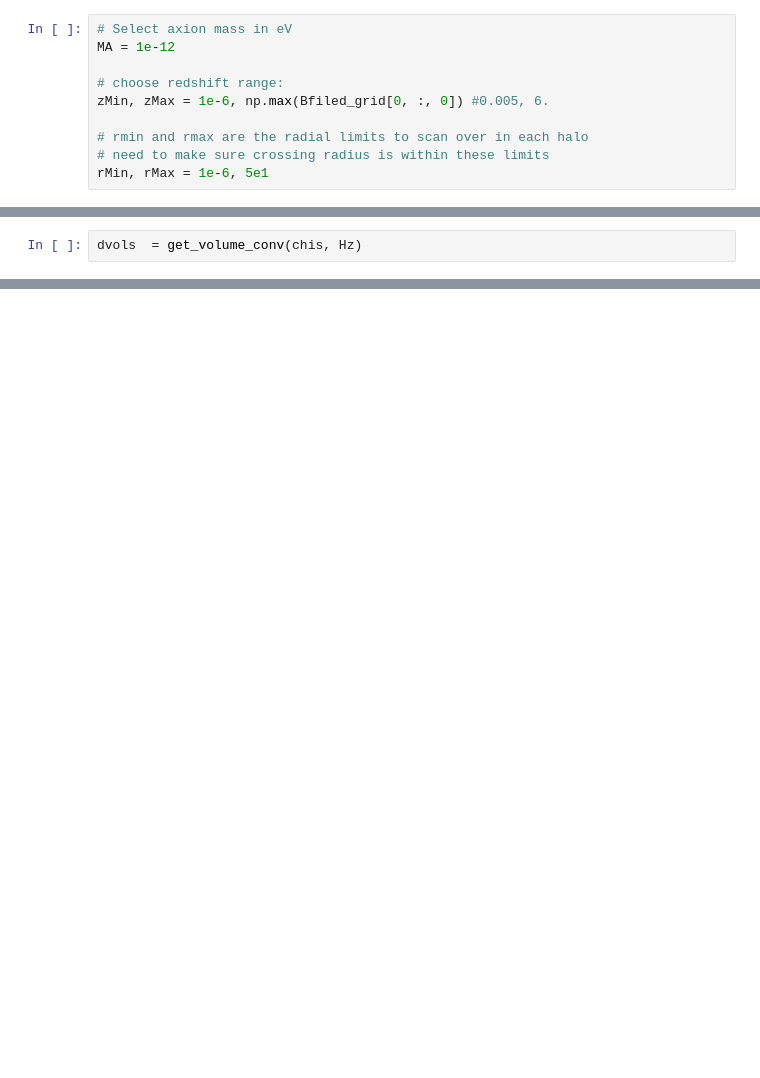
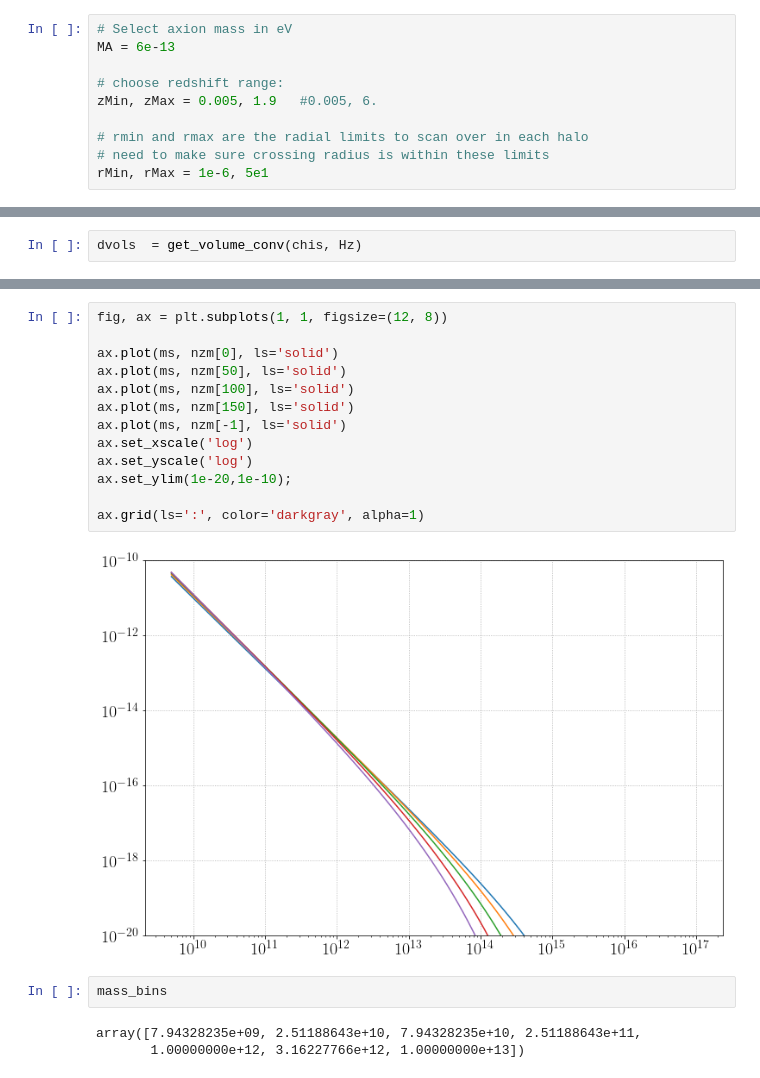
Before and after one commit to crimondino/axion_screening, a Jupyter notebook: dtaudz_bfield.ipynb, the cells around one changed output, grey strips where cells are left out. Cells and saved outputs as stored; diff of their text form; blank space fills up the shorter version.

```diff
--- a/dtaudz_bfield.ipynb
+++ b/dtaudz_bfield.ipynb
@@ -506,10 +554,10 @@ ax[1, 3].set_visible(False)
 # Compute Tau
 # %%
 # Select axion mass in eV
-MA = 1e-12
+MA = 6e-13
 
 # choose redshift range:
-zMin, zMax = 1e-6, np.max(Bfiled_grid[0, :, 0]) #0.005, 6.
+zMin, zMax = 0.005, 1.9   #0.005, 6.
 
 # rmin and rmax are the radial limits to scan over in each halo
 # need to make sure crossing radius is within these limits
@@ -581,3 +719,23 @@ for i_MA, MA in enumerate(MA_list):
 3.5e-13
 4e-13
 5e-13
+# %%
+fig, ax = plt.subplots(1, 1, figsize=(12, 8))
+
+ax.plot(ms, nzm[0], ls='solid')
+ax.plot(ms, nzm[50], ls='solid')
+ax.plot(ms, nzm[100], ls='solid')
+ax.plot(ms, nzm[150], ls='solid')
+ax.plot(ms, nzm[-1], ls='solid')
+ax.set_xscale('log')
+ax.set_yscale('log')
+ax.set_ylim(1e-20,1e-10);
+
+ax.grid(ls=':', color='darkgray', alpha=1)
+# %% [output]
+[figure, added]
+# %%
+mass_bins
+# %% [output]
+array([7.94328235e+09, 2.51188643e+10, 7.94328235e+10, 2.51188643e+11,
+       1.00000000e+12, 3.16227766e+12, 1.00000000e+13])
```
Also changed, not shown: parts of 75 cells of this notebook, 34 other files.
